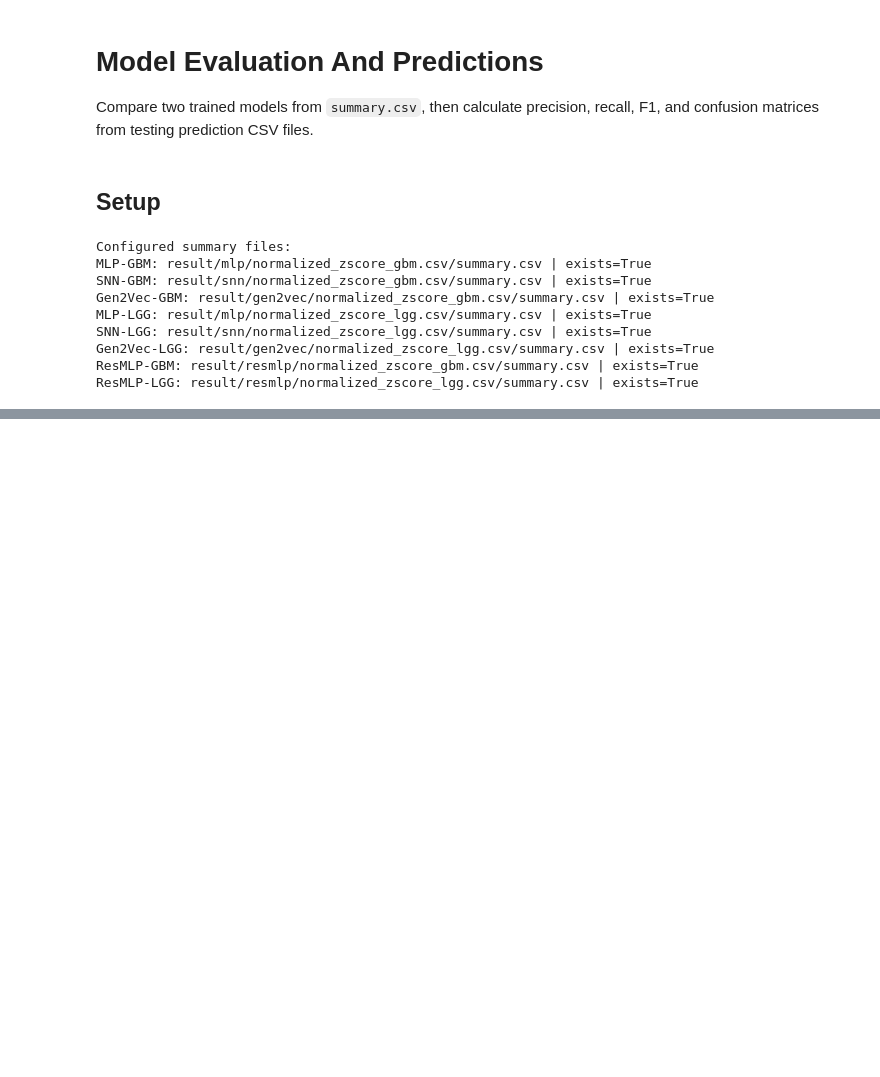
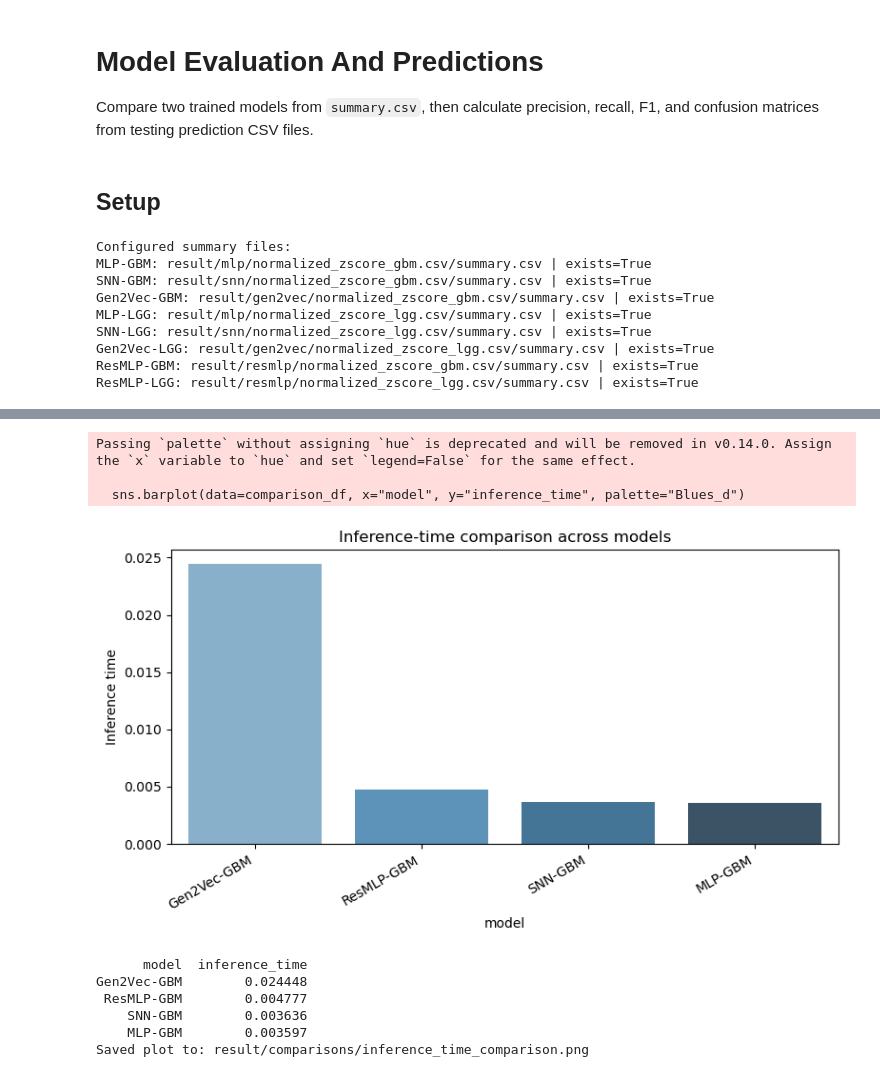
Before and after one commit to minnminncherry/BrainCancerSurv, a Jupyter notebook: model_evaluation_and_predictions.ipynb, the cells around one changed output, grey strips where cells are left out. Saved outputs shown, nothing was run; the diff lists cells and outputs as text; code cells hidden in the pictures; blank space fills up the shorter version.

```diff
--- a/model_evaluation_and_predictions.ipynb
+++ b/model_evaluation_and_predictions.ipynb
@@ -144,3 +194,58 @@ Gen2Vec-LGG 0.5649 ± 0.0337 1.5102 ± 0.0628 0.8325 ± 0.0117  0.7041 ± 0.0387
+# %%
+from pathlib import Path
+
+import matplotlib.pyplot as plt
+import seaborn as sns
+
+metric_candidates = [
+    "inference_time_seconds",
+    "inference_time_ms",
+    "avg_inference_time_ms",
+    "inference_time_ms_per_sample",
+    "inference_latency_ms",
+]
+
+metric_column = next((col for col in metric_candidates if col in summary_df.columns), None)
+
+if metric_column is None:
+    print("No inference-time metrics were found in summary_df.")
+else:
+    comparison_df = (
+        summary_df[["model", metric_column]]
+        .dropna()
+        .copy()
+        .groupby("model", as_index=False)
+        .last()
+        .rename(columns={metric_column: "inference_time"})
+        .sort_values("inference_time", ascending=False)
+    )
+
+    plt.figure(figsize=(8, 4.5))
+    sns.barplot(data=comparison_df, x="model", y="inference_time", palette="Blues_d")
+    plt.xticks(rotation=30, ha="right")
+    plt.ylabel("Inference time")
+    plt.title("Inference-time comparison across models")
+    plt.tight_layout()
+
+    output_dir = Path("result/comparisons")
+    output_dir.mkdir(parents=True, exist_ok=True)
+    output_path = output_dir / "inference_time_comparison.png"
+    plt.savefig(output_path, dpi=300, bbox_inches="tight")
+    plt.show()
+
+    print(comparison_df.to_string(index=False))
+    print(f"Saved plot to: {output_path}")
+# %% [output]
+Passing `palette` without assigning `hue` is deprecated and will be removed in v0.14.0. Assign the `x` variable to `hue` and set `legend=False` for the same effect.
+
+  sns.barplot(data=comparison_df, x="model", y="inference_time", palette="Blues_d")
+[figure, added]
+      model  inference_time
+Gen2Vec-GBM        0.024448
+ ResMLP-GBM        0.004777
+    SNN-GBM        0.003636
+    MLP-GBM        0.003597
+Saved plot to: result/comparisons/inference_time_comparison.png
 # %%
 pred = pd.read_csv("/home/licongcong/Desktop/learning/medical_image_classification/BrainCanerSurvival/result/split_1_predictions.csv")
 y_true = pred["label"].astype(int)
```
Also changed, not shown: parts of 6 cells of this notebook, 16 other files.
